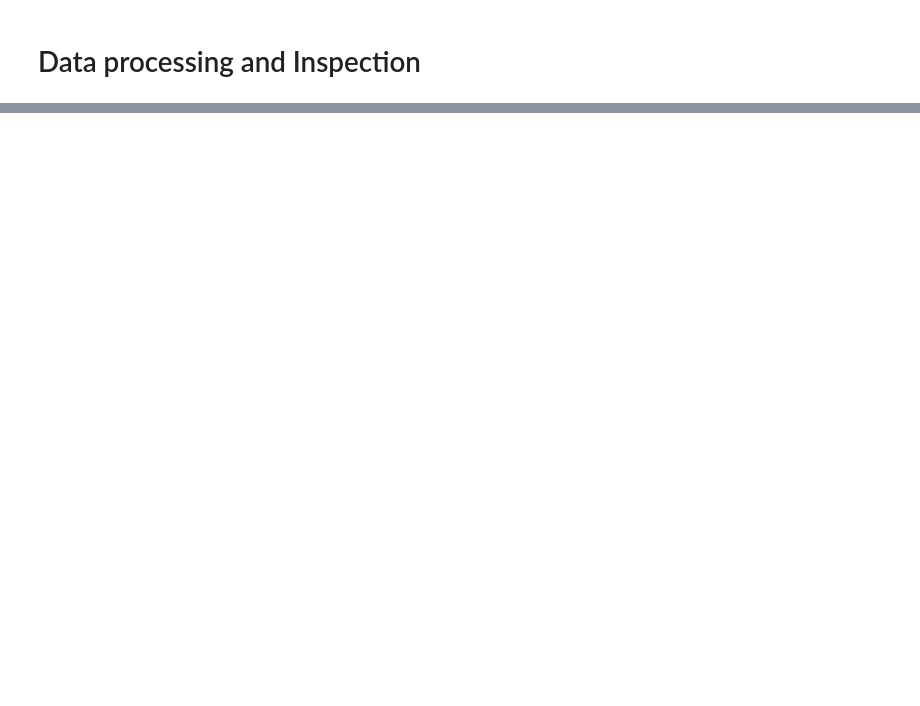
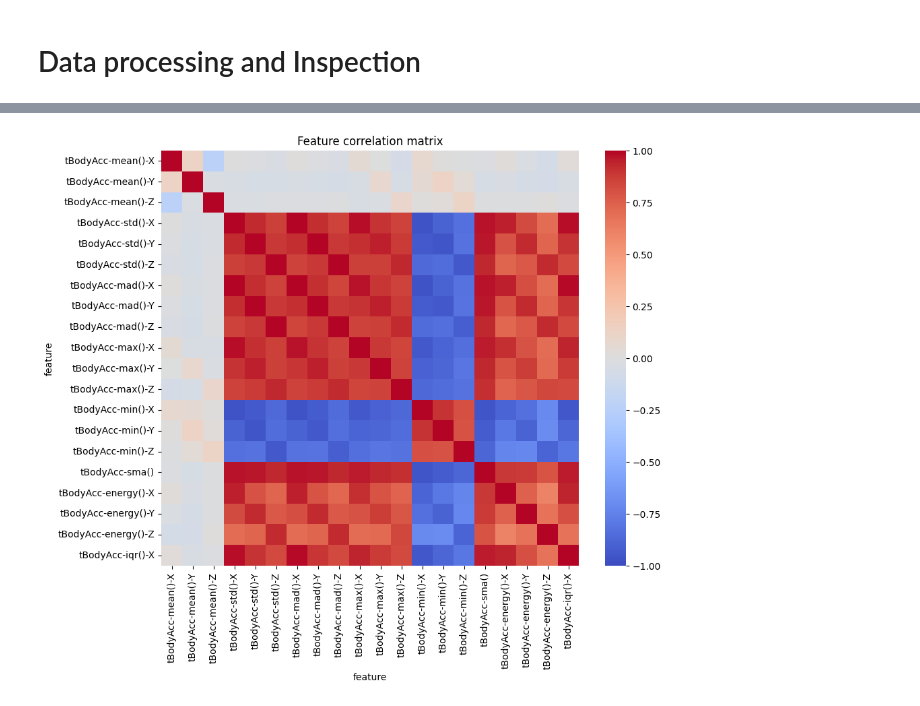
Before and after one commit to kkmm1234/UI_Project, a Jupyter notebook: UI_project_2025.ipynb, the cells around one changed output, grey strips where cells are left out. Drawn from its saved outputs; the diff is of its cells as text; code cells hidden in the pictures; blank space fills up the shorter version.

```diff
--- a/UI_project_2025.ipynb
+++ b/UI_project_2025.ipynb
@@ -100,0 +71,10 @@ Name: count, dtype: int64
+# %%
+#correlation matrix first 20 features
+corr_matrix = df.iloc[:, :20].corr()
+
+plt.figure(figsize=(10, 8))
+sns.heatmap(corr_matrix, cmap='coolwarm', vmin = -1, vmax = 1, annot=False)
+plt.title("Feature correlation matrix")
+plt.show()
+# %% [output]
+[figure, added]
```
Also changed, not shown: parts of 18 cells of this notebook.
